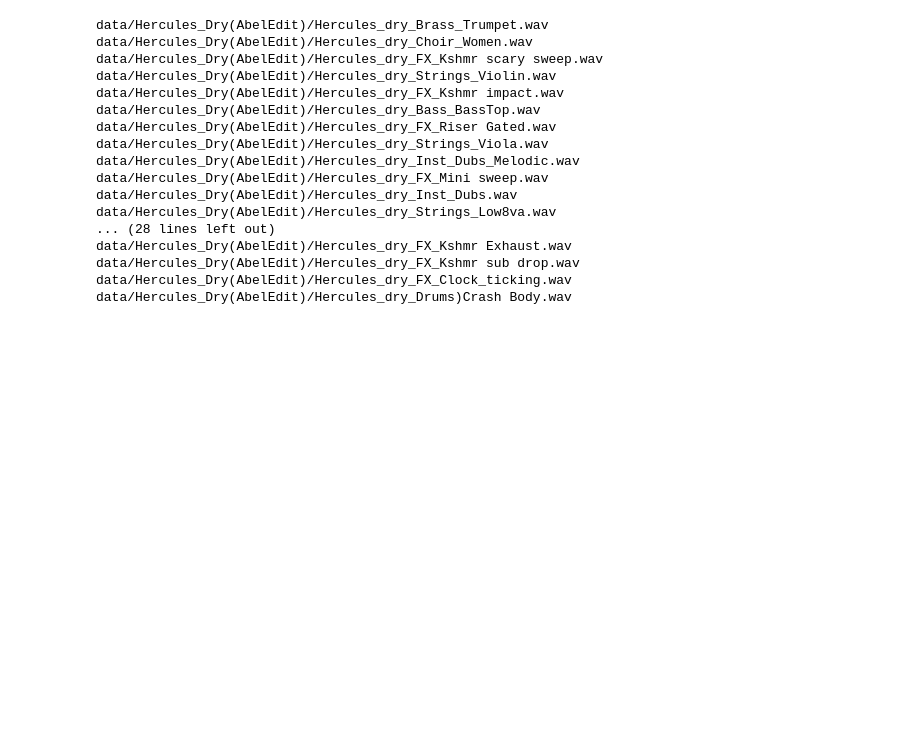
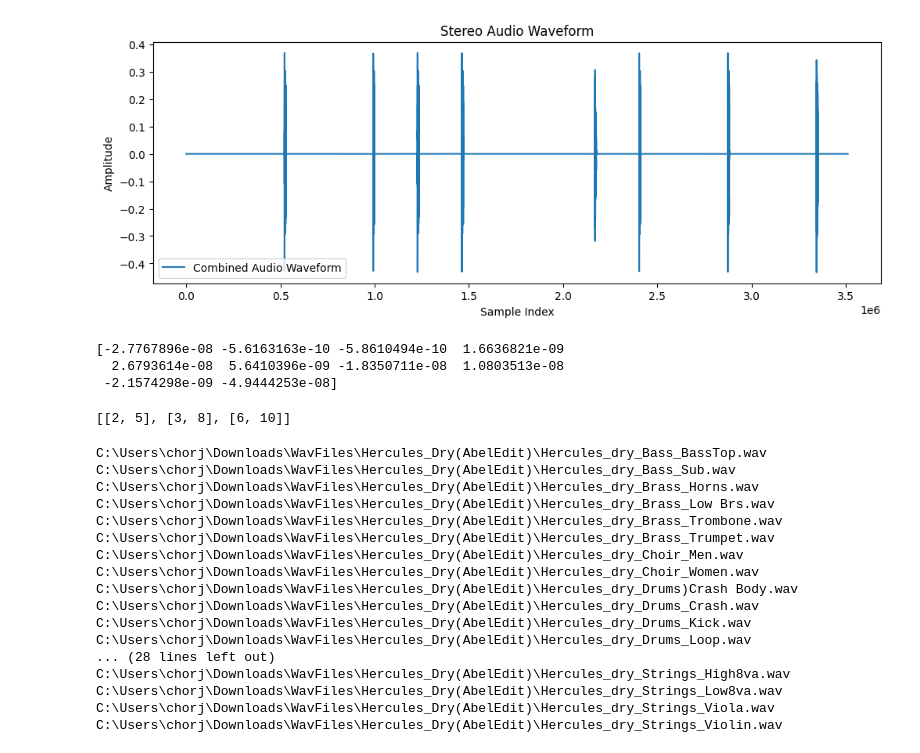
Before and after one commit to gunhee-c/Multitrack-Compress, a Jupyter notebook: ModuleImported.ipynb, the cells around one changed output. Cells and saved outputs as stored; diff of their text form; code cells hidden in the pictures; blank space fills up the shorter version.

```diff
--- a/ModuleImported.ipynb
+++ b/ModuleImported.ipynb
@@ -17,9 +17,10 @@ import time
 # input_file2 = filepath + '\\Hercules_dry_Drums_Loop.wav'
 
 import os
-filepath = 'data/Hercules_Dry(AbelEdit)'
-input_file1 = os.path.join(filepath, 'Hercules_dry_Drums_Kick.wav')
-input_file2 = os.path.join(filepath, 'Hercules_dry_Drums_Loop.wav')
+#filepath = 'data/Hercules_Dry(AbelEdit)'
+filepath = 'C:\\Users\\chorj\\Downloads\\WavFiles'
+input_file1 = os.path.join(filepath, 'PlasticHeart_ drums_pyroSnare')
+#input_file2 = os.path.join(filepath, 'Hercules_dry_Drums_Loop.wav')
 
 # Read the wav file
 #samplerate1, data1 = wavfile.read(input_file1)
@@ -27,6 +28,18 @@ input_file2 = os.path.join(filepath, 'Hercules_dry_Drums_Loop.wav')
 #print('Sampling rate = ', samplerate1)
 #dt1, sr1 = lr.load(input_file1, sr = samplerate1)
 #dt2, sr2 = lr.load(input_file2, sr = samplerate2)
+# %%
+y1, sr1 = lr.load(input_file1 + '.wav')
+
+plot_waveform(y1, isLibrosa=True)
+# %% [output]
+[figure, added]
+# %%
+print(y1[1000:1010])
+# %% [output]
+[-2.7767896e-08 -5.6163163e-10 -5.8610494e-10  1.6636821e-09
+  2.6793614e-08  5.6410396e-09 -1.8350711e-08  1.0803513e-08
+ -2.1574298e-09 -4.9444253e-08]
 # %%
 # #TODO: 각 시도마다 초기화가 완전히 안 되어서 time measurement가 정확하지 않음.
 # start_time = time.time()
@@ -64,3 +70,16 @@ input_file2 = os.path.join(filepath, 'Hercules_dry_Drums_Loop.wav')
+# %%
+def purge_small_segments(segments, threshold):
+    new_segments = []
+    for segment in segments:
+        if segment[1] - segment[0] > threshold:
+            new_segments.append(segment)
+    return new_segments
+
+a = [[1,3], [2,5], [3,8], [2,2], [6,10]]
+
+purge_small_segments(a, 2)
+# %% [output]
+[[2, 5], [3, 8], [6, 10]]
 # %%
 def find_non_zero_ratio(sample):
     count = 0
@@ -154,7 +177,7 @@ def resultanalysis(ratiofamily, timefamily, baseline):
 import glob
 
 # Specify the folder path
-folder_path = 'data/Hercules_Dry(AbelEdit)'
+folder_path = 'C:\\Users\\chorj\\Downloads\\WavFiles\\Hercules_Dry(AbelEdit)'
 
 # Find all WAV files in the folder
 wav_files = glob.glob(folder_path + '/*.wav')
@@ -163,23 +186,23 @@ wav_files = glob.glob(folder_path + '/*.wav')
 for file in wav_files:
     print(file)
 # %% [output]
-data/Hercules_Dry(AbelEdit)/Hercules_dry_Brass_Trumpet.wav
-data/Hercules_Dry(AbelEdit)/Hercules_dry_Choir_Women.wav
-data/Hercules_Dry(AbelEdit)/Hercules_dry_FX_Kshmr scary sweep.wav
-data/Hercules_Dry(AbelEdit)/Hercules_dry_Strings_Violin.wav
-data/Hercules_Dry(AbelEdit)/Hercules_dry_FX_Kshmr impact.wav
-data/Hercules_Dry(AbelEdit)/Hercules_dry_Bass_BassTop.wav
-data/Hercules_Dry(AbelEdit)/Hercules_dry_FX_Riser Gated.wav
-data/Hercules_Dry(AbelEdit)/Hercules_dry_Strings_Viola.wav
-data/Hercules_Dry(AbelEdit)/Hercules_dry_Inst_Dubs_Melodic.wav
-data/Hercules_Dry(AbelEdit)/Hercules_dry_FX_Mini sweep.wav
-data/Hercules_Dry(AbelEdit)/Hercules_dry_Inst_Dubs.wav
-data/Hercules_Dry(AbelEdit)/Hercules_dry_Strings_Low8va.wav
+C:\Users\chorj\Downloads\WavFiles\Hercules_Dry(AbelEdit)\Hercules_dry_Bass_BassTop.wav
+C:\Users\chorj\Downloads\WavFiles\Hercules_Dry(AbelEdit)\Hercules_dry_Bass_Sub.wav
+C:\Users\chorj\Downloads\WavFiles\Hercules_Dry(AbelEdit)\Hercules_dry_Brass_Horns.wav
+C:\Users\chorj\Downloads\WavFiles\Hercules_Dry(AbelEdit)\Hercules_dry_Brass_Low Brs.wav
+C:\Users\chorj\Downloads\WavFiles\Hercules_Dry(AbelEdit)\Hercules_dry_Brass_Trombone.wav
+C:\Users\chorj\Downloads\WavFiles\Hercules_Dry(AbelEdit)\Hercules_dry_Brass_Trumpet.wav
+C:\Users\chorj\Downloads\WavFiles\Hercules_Dry(AbelEdit)\Hercules_dry_Choir_Men.wav
+C:\Users\chorj\Downloads\WavFiles\Hercules_Dry(AbelEdit)\Hercules_dry_Choir_Women.wav
+C:\Users\chorj\Downloads\WavFiles\Hercules_Dry(AbelEdit)\Hercules_dry_Drums)Crash Body.wav
+C:\Users\chorj\Downloads\WavFiles\Hercules_Dry(AbelEdit)\Hercules_dry_Drums_Crash.wav
+C:\Users\chorj\Downloads\WavFiles\Hercules_Dry(AbelEdit)\Hercules_dry_Drums_Kick.wav
+C:\Users\chorj\Downloads\WavFiles\Hercules_Dry(AbelEdit)\Hercules_dry_Drums_Loop.wav
 ... (28 lines left out)
-data/Hercules_Dry(AbelEdit)/Hercules_dry_FX_Kshmr Exhaust.wav
-data/Hercules_Dry(AbelEdit)/Hercules_dry_FX_Kshmr sub drop.wav
-data/Hercules_Dry(AbelEdit)/Hercules_dry_FX_Clock_ticking.wav
-data/Hercules_Dry(AbelEdit)/Hercules_dry_Drums)Crash Body.wav
+C:\Users\chorj\Downloads\WavFiles\Hercules_Dry(AbelEdit)\Hercules_dry_Strings_High8va.wav
+C:\Users\chorj\Downloads\WavFiles\Hercules_Dry(AbelEdit)\Hercules_dry_Strings_Low8va.wav
+C:\Users\chorj\Downloads\WavFiles\Hercules_Dry(AbelEdit)\Hercules_dry_Strings_Viola.wav
+C:\Users\chorj\Downloads\WavFiles\Hercules_Dry(AbelEdit)\Hercules_dry_Strings_Violin.wav
 # %%
 def analyze_folder(folder_path):
     # Find all WAV files in the folder
```
Also changed, not shown: parts of 17 cells of this notebook, 3 other files.
